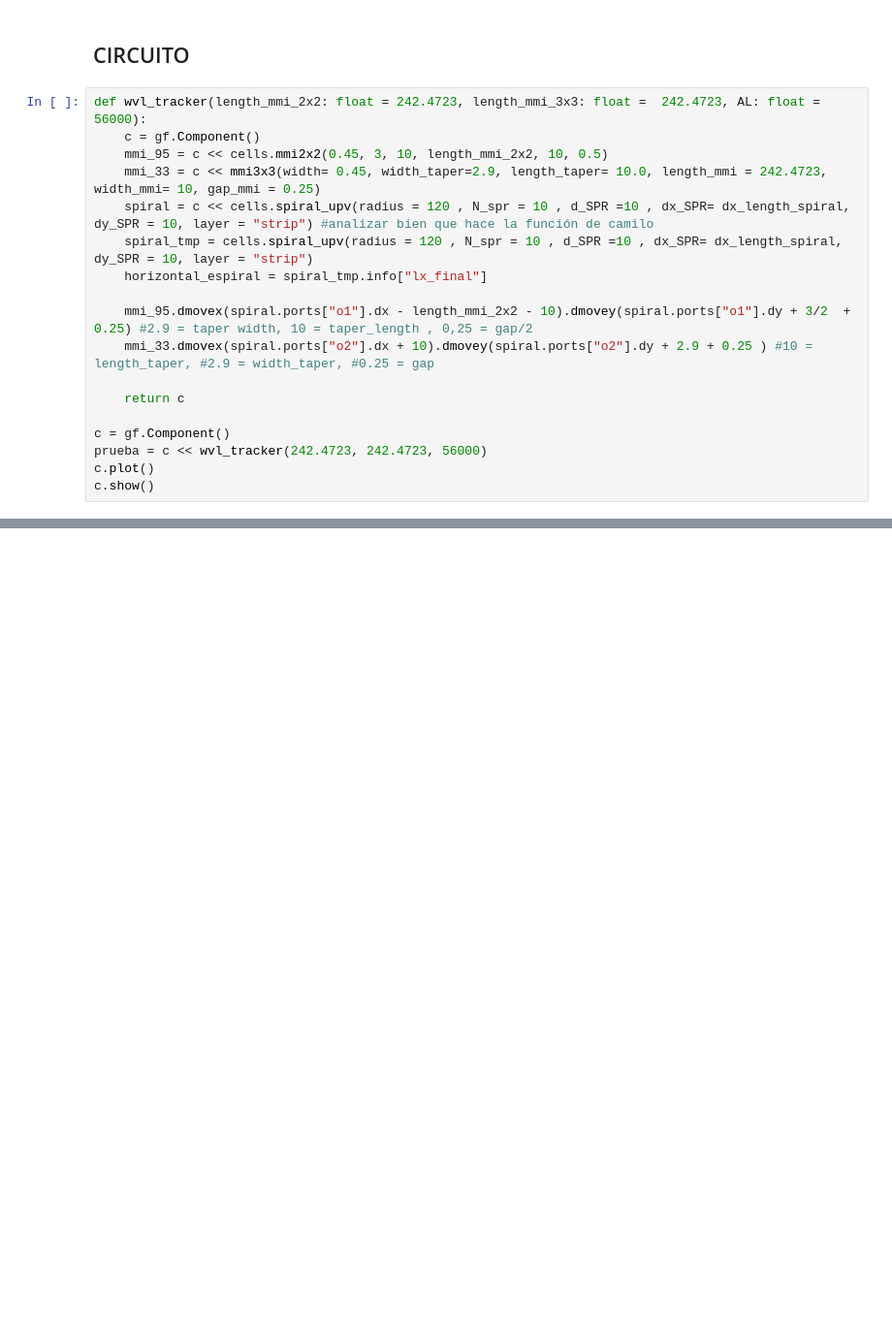
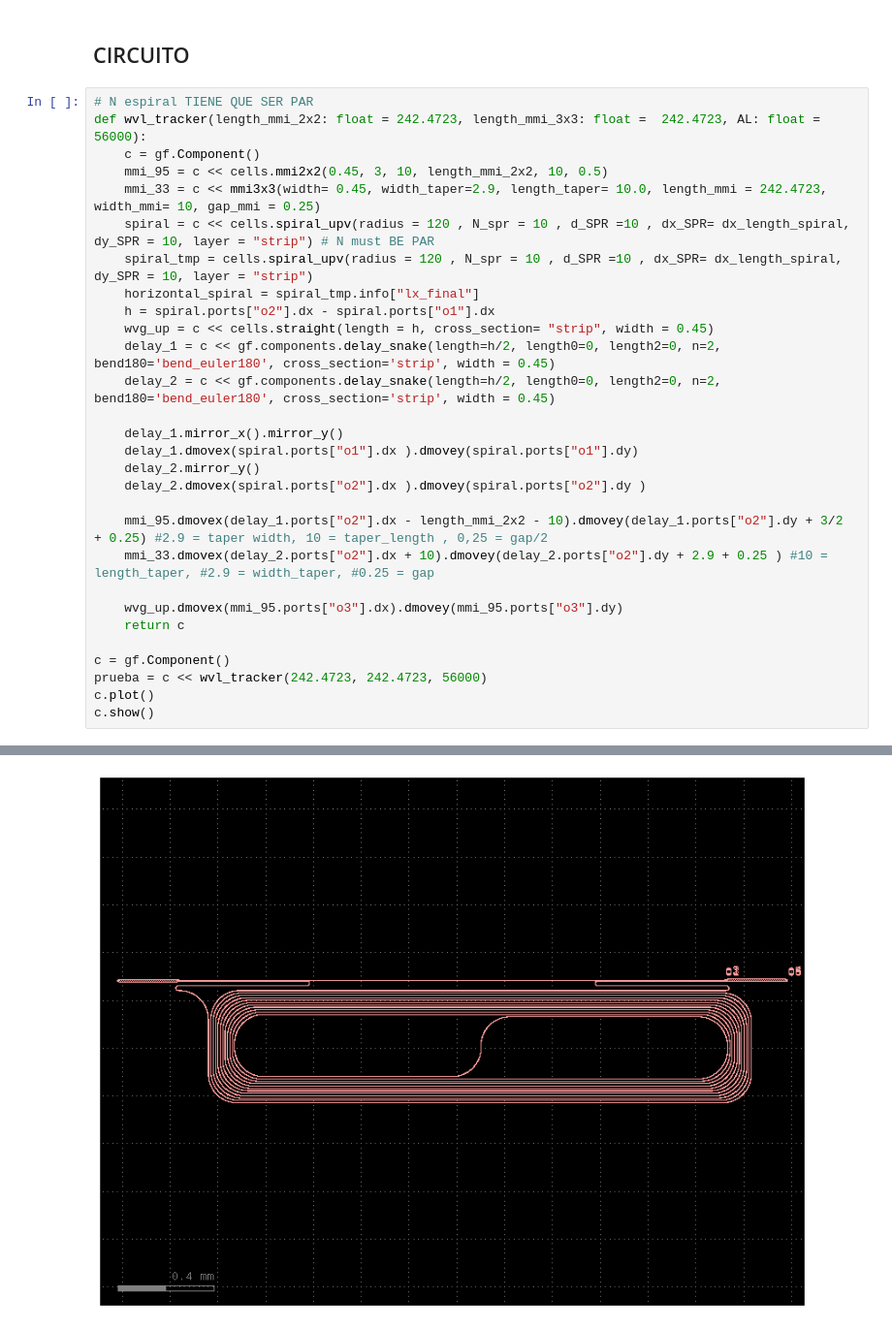
Before and after one commit to mromgar1/pic-upv-lab5-finalproject, a Jupyter notebook: LAYOUT_SOI.ipynb, the cells around one changed output, grey strips where cells are left out. Shown at 97% size. Cells and saved outputs as stored; diff of their text form; blank space fills up the shorter version.

```diff
--- a/LAYOUT_SOI.ipynb
+++ b/LAYOUT_SOI.ipynb
@@ -218,17 +221,28 @@ print(spiral.ports)
 # %% [markdown]
 ## CIRCUITO
 # %%
+# N espiral TIENE QUE SER PAR
 def wvl_tracker(length_mmi_2x2: float = 242.4723, length_mmi_3x3: float =  242.4723, AL: float = 56000):
     c = gf.Component()
     mmi_95 = c << cells.mmi2x2(0.45, 3, 10, length_mmi_2x2, 10, 0.5)
     mmi_33 = c << mmi3x3(width= 0.45, width_taper=2.9, length_taper= 10.0, length_mmi = 242.4723, width_mmi= 10, gap_mmi = 0.25)
-    spiral = c << cells.spiral_upv(radius = 120 , N_spr = 10 , d_SPR =10 , dx_SPR= dx_length_spiral, dy_SPR = 10, layer = "strip") #analizar bien que hace la función de camilo
+    spiral = c << cells.spiral_upv(radius = 120 , N_spr = 10 , d_SPR =10 , dx_SPR= dx_length_spiral, dy_SPR = 10, layer = "strip") # N must BE PAR
     spiral_tmp = cells.spiral_upv(radius = 120 , N_spr = 10 , d_SPR =10 , dx_SPR= dx_length_spiral, dy_SPR = 10, layer = "strip")
-    horizontal_espiral = spiral_tmp.info["lx_final"]
+    horizontal_spiral = spiral_tmp.info["lx_final"]
+    h = spiral.ports["o2"].dx - spiral.ports["o1"].dx
+    wvg_up = c << cells.straight(length = h, cross_section= "strip", width = 0.45)
+    delay_1 = c << gf.components.delay_snake(length=h/2, length0=0, length2=0, n=2, bend180='bend_euler180', cross_section='strip', width = 0.45)
+    delay_2 = c << gf.components.delay_snake(length=h/2, length0=0, length2=0, n=2, bend180='bend_euler180', cross_section='strip', width = 0.45)
 
-    mmi_95.dmovex(spiral.ports["o1"].dx - length_mmi_2x2 - 10).dmovey(spiral.ports["o1"].dy + 3/2  + 0.25) #2.9 = taper width, 10 = taper_length , 0,25 = gap/2
-    mmi_33.dmovex(spiral.ports["o2"].dx + 10).dmovey(spiral.ports["o2"].dy + 2.9 + 0.25 ) #10 = length_taper, #2.9 = width_taper, #0.25 = gap
+    delay_1.mirror_x().mirror_y()
+    delay_1.dmovex(spiral.ports["o1"].dx ).dmovey(spiral.ports["o1"].dy)
+    delay_2.mirror_y()
+    delay_2.dmovex(spiral.ports["o2"].dx ).dmovey(spiral.ports["o2"].dy )
 
+    mmi_95.dmovex(delay_1.ports["o2"].dx - length_mmi_2x2 - 10).dmovey(delay_1.ports["o2"].dy + 3/2  + 0.25) #2.9 = taper width, 10 = taper_length , 0,25 = gap/2
+    mmi_33.dmovex(delay_2.ports["o2"].dx + 10).dmovey(delay_2.ports["o2"].dy + 2.9 + 0.25 ) #10 = length_taper, #2.9 = width_taper, #0.25 = gap
+
+    wvg_up.dmovex(mmi_95.ports["o3"].dx).dmovey(mmi_95.ports["o3"].dy)
     return c
 
 c = gf.Component()
@@ -239,0 +254 @@ NameError: name 'dx_length_spiral' is not defined
+[figure, added]
```
Also changed, not shown: parts of 4 cells of this notebook.
